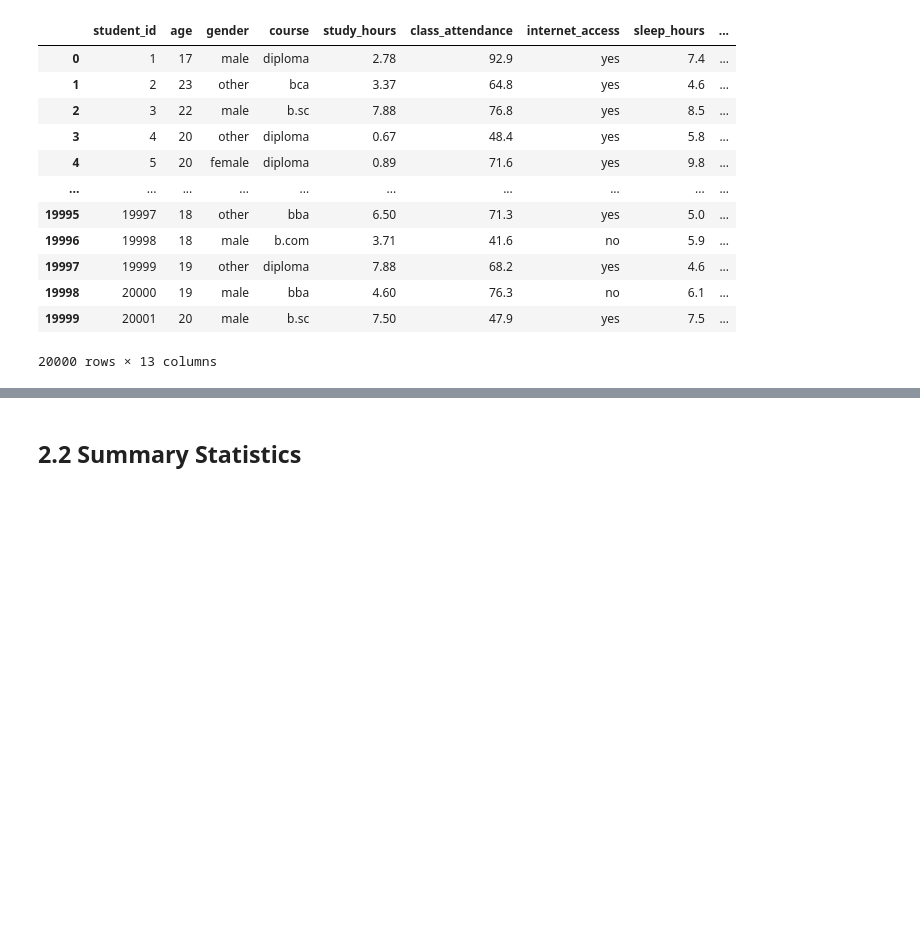
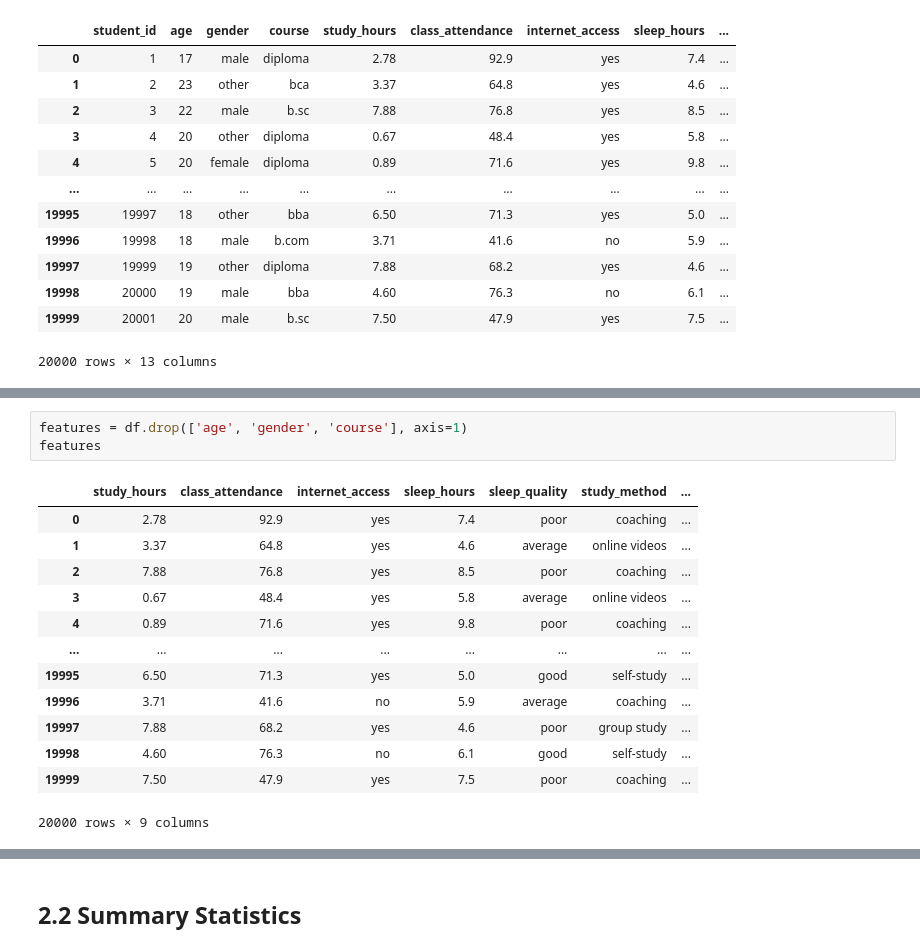
Before and after one commit to Ethan-Ang/MLDP_Ethan_2402348C, a Jupyter notebook: Ethan_Ang_2402348C.ipynb, the cells around one changed output, grey strips where cells are left out. Drawn from its saved outputs; the diff is of its cells as text; blank space fills up the shorter version.

```diff
--- a/Ethan_Ang_2402348C.ipynb
+++ b/Ethan_Ang_2402348C.ipynb
@@ -56,0 +74,17 @@ df
+# %%
+features = df.drop(['age', 'gender', 'course'], axis=1)
+features
+# %% [output]
+|  | study_hours | class_attendance | internet_access | sleep_hours | sleep_quality | study_method | ... |
+| 0 | 2.78 | 92.9 | yes | 7.4 | poor | coaching | ... |
+| 1 | 3.37 | 64.8 | yes | 4.6 | average | online videos | ... |
+| 2 | 7.88 | 76.8 | yes | 8.5 | poor | coaching | ... |
+| 3 | 0.67 | 48.4 | yes | 5.8 | average | online videos | ... |
+| 4 | 0.89 | 71.6 | yes | 9.8 | poor | coaching | ... |
+| ... | ... | ... | ... | ... | ... | ... | ... |
+| 19995 | 6.50 | 71.3 | yes | 5.0 | good | self-study | ... |
+| 19996 | 3.71 | 41.6 | no | 5.9 | average | coaching | ... |
+| 19997 | 7.88 | 68.2 | yes | 4.6 | poor | group study | ... |
+| 19998 | 4.60 | 76.3 | no | 6.1 | good | self-study | ... |
+| 19999 | 7.50 | 47.9 | yes | 7.5 | poor | coaching | ... |
+20000 rows × 9 columns
```
Also changed, not shown: parts of 5 cells of this notebook.
